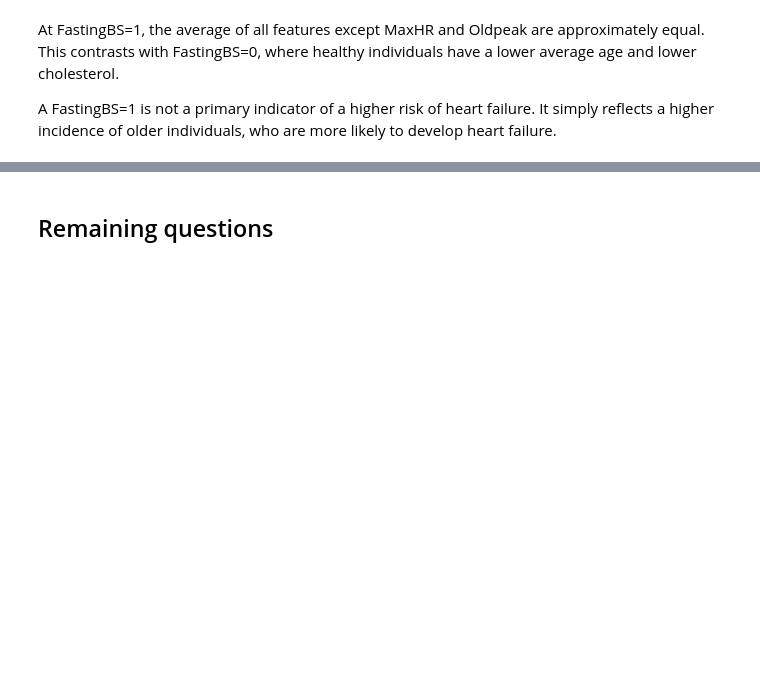
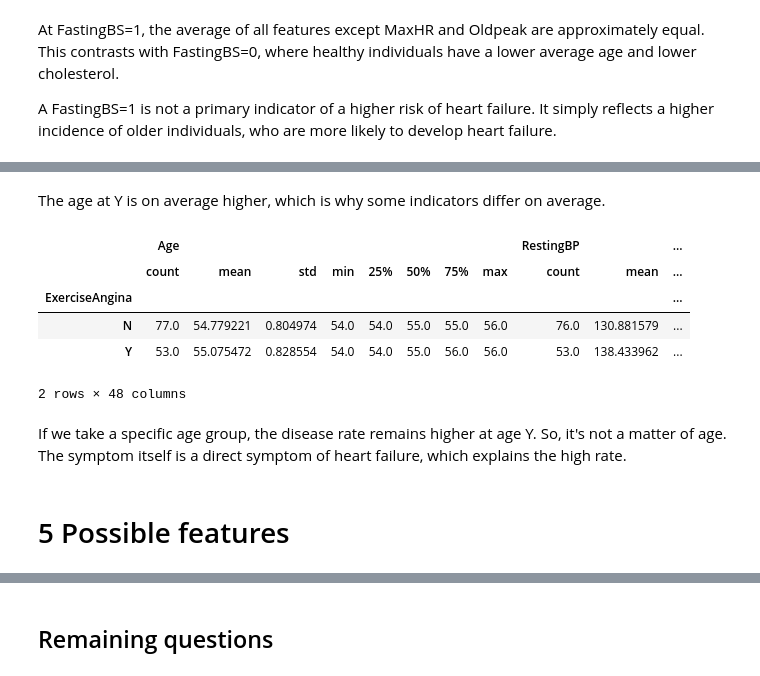
Before and after one commit to Lymuthien/heart_failure, a Jupyter notebook: notebooks/1.0-eda.ipynb, the cells around one changed output, grey strips where cells are left out. Saved outputs shown, nothing was run; the diff lists cells and outputs as text; code cells hidden in the pictures; blank space fills up the shorter version.

Commit message:
Defined possible features.

```diff
--- a/notebooks/1.0-eda.ipynb
+++ b/notebooks/1.0-eda.ipynb
@@ -519,0 +529,15 @@ A FastingBS=1 is not a primary indicator of a higher risk of heart failure. It s
+# %% [markdown]
+The age at Y is on average higher, which is why some indicators differ on average.
+# %%
+df[df[AGE].between(54, 56)].groupby([EXERCISE_ANGINA]).describe()
+# %% [output]
+|  | Age |  |  |  |  |  |  |  | RestingBP |  | ... |
+|  | count | mean | std | min | 25% | 50% | 75% | max | count | mean | ... |
+| ExerciseAngina |  |  |  |  |  |  |  |  |  |  | ... |
+| N | 77.0 | 54.779221 | 0.804974 | 54.0 | 54.0 | 55.0 | 55.0 | 56.0 | 76.0 | 130.881579 | ... |
+| Y | 53.0 | 55.075472 | 0.828554 | 54.0 | 54.0 | 55.0 | 56.0 | 56.0 | 53.0 | 138.433962 | ... |
+2 rows × 48 columns
+# %% [markdown]
+If we take a specific age group, the disease rate remains higher at age Y. So, it's not a matter of age. The symptom itself is a direct symptom of heart failure, which explains the high rate.
+# %% [markdown]
+# 5 Possible features
```
Also changed, not shown: parts of 6 cells of this notebook.
